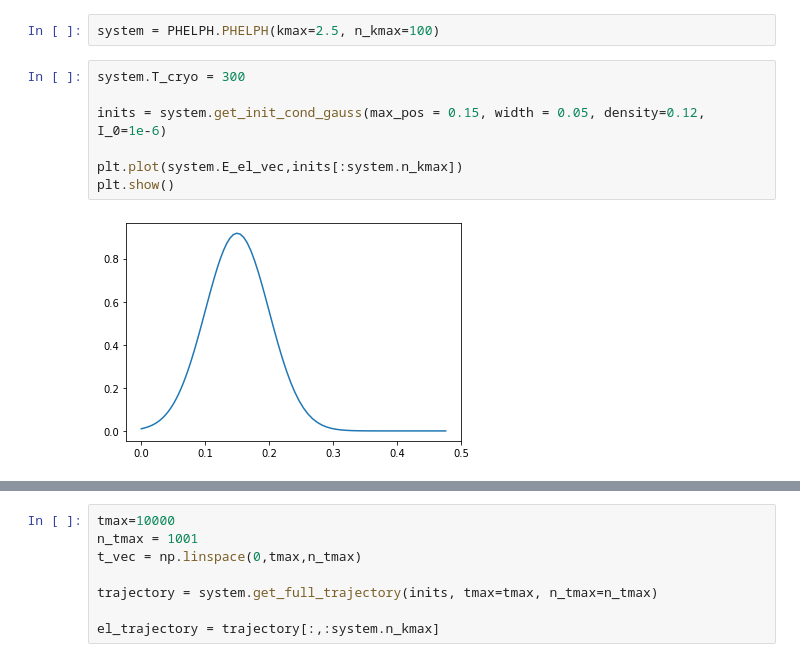
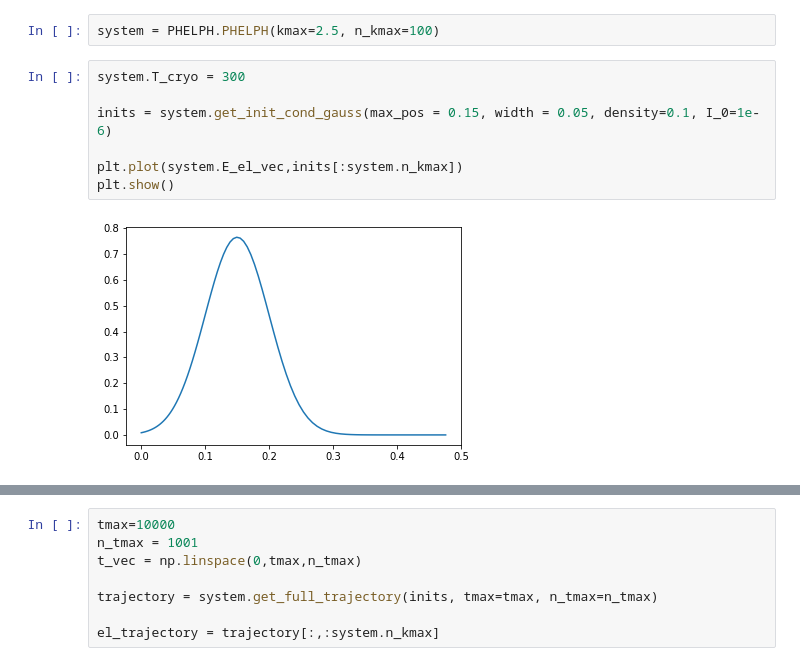
Before and after one commit to stmeinecke/derrom, a Jupyter notebook: ELPH/PHELPH_test.ipynb, the cells around one changed output, grey strips where cells are left out. Cells and saved outputs as stored; diff of their text form.

```diff
--- a/ELPH/PHELPH_test.ipynb
+++ b/ELPH/PHELPH_test.ipynb
@@ -12,10 +12,10 @@ system = PHELPH.PHELPH(kmax=2.5, n_kmax=100)
 # %%
 system.T_cryo = 300
 
-inits = system.get_init_cond_gauss(max_pos = 0.15, width = 0.05, density=0.12, I_0=1e-6)
+inits = system.get_init_cond_gauss(max_pos = 0.15, width = 0.05, density=0.1, I_0=1e-6)
 
 plt.plot(system.E_el_vec,inits[:system.n_kmax])
 plt.show()
 # %% [output]
-[figure, old version]
+[figure, new version]
 # %%
```
Also changed, not shown: parts of 5 cells of this notebook, 4 other files.
